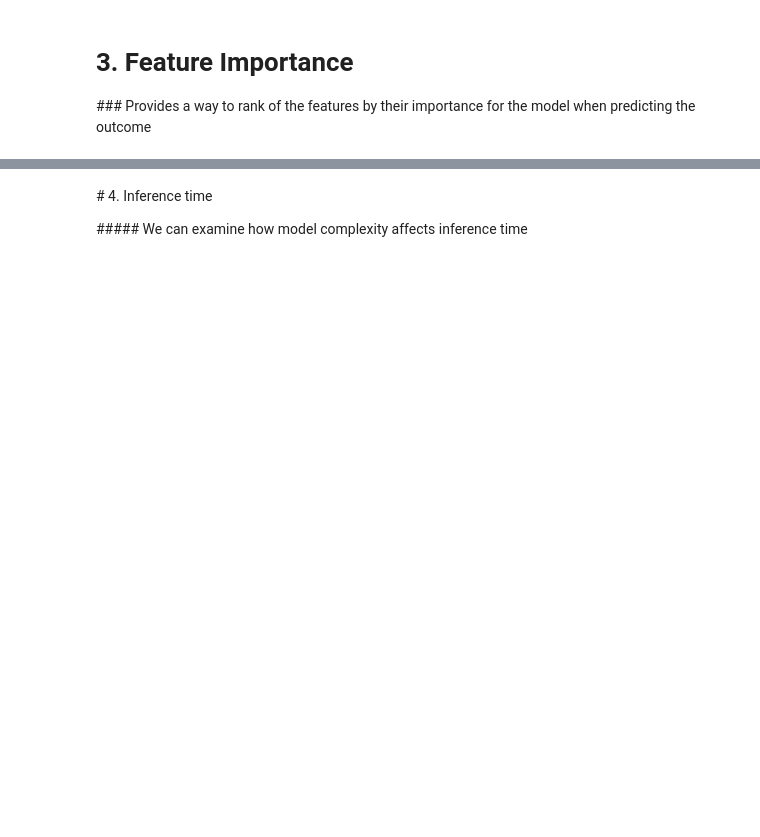
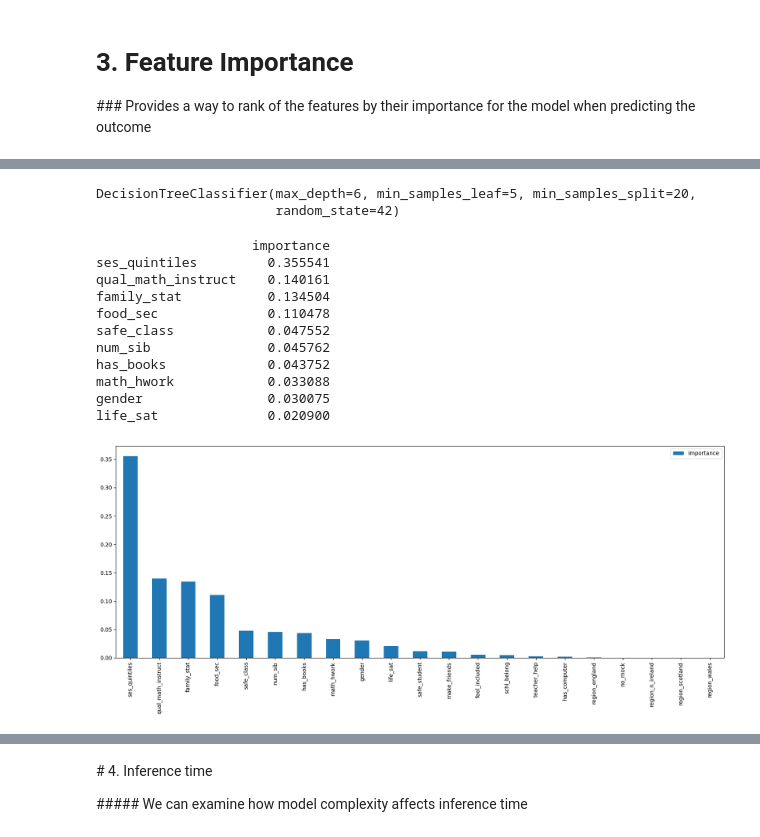
Before and after one commit to Yorkel/predicting-low-math-pisa-uk, a Jupyter notebook: notebooks/03_decision_trees.ipynb, the cells around one changed output, grey strips where cells are left out. Saved outputs shown, nothing was run; the diff lists cells and outputs as text; code cells hidden in the pictures; blank space fills up the shorter version.

```diff
--- a/notebooks/03_decision_trees.ipynb
+++ b/notebooks/03_decision_trees.ipynb
@@ -217,0 +387,45 @@ The model’s predictions are heavily influenced by broader structural and conte
+# %%
+# Discretise SES, retrain using best recall-optimised parameters
+X_train_discrete = X_train.copy()
+X_train_discrete['ses_quintiles'] = pd.qcut(X_train['SES'], q=5, labels=False)
+X_train_discrete = X_train_discrete.drop('SES', axis=1)
+
+X_test_discrete = X_test.copy()
+X_test_discrete['ses_quintiles'] = pd.qcut(X_test['SES'], q=5, labels=False)
+X_test_discrete = X_test_discrete.drop('SES', axis=1)
+# %%
+# Retrain on final best hyperparams for recall
+dtc_discrete = DecisionTreeClassifier(
+    max_depth=grid_search_recall.best_params_['max_depth'],
+    min_samples_split=grid_search_recall.best_params_['min_samples_split'],
+    min_samples_leaf=grid_search_recall.best_params_['min_samples_leaf'],
+    random_state=42
+)
+dtc_discrete.fit(X_train_discrete, y_train, sample_weight=w_train)
+# %% [output]
+DecisionTreeClassifier(max_depth=6, min_samples_leaf=5, min_samples_split=20,
+                       random_state=42)
+# %%
+# Check feature importance
+importances_df = pd.DataFrame(
+    dtc_discrete.feature_importances_,
+    columns=["importance"],
+    index=X_train_discrete.columns
+).sort_values("importance", ascending=False)
+
+print(importances_df.head(10))
+importances_df.plot(kind="bar", figsize=(20,7))
+plt.show()
+# %% [output]
+                    importance
+ses_quintiles         0.355541
+qual_math_instruct    0.140161
+family_stat           0.134504
+food_sec              0.110478
+safe_class            0.047552
+num_sib               0.045762
+has_books             0.043752
+math_hwork            0.033088
+gender                0.030075
+life_sat              0.020900
+[figure, added]
```
Also changed, not shown: parts of 28 cells of this notebook, 1 other file.
